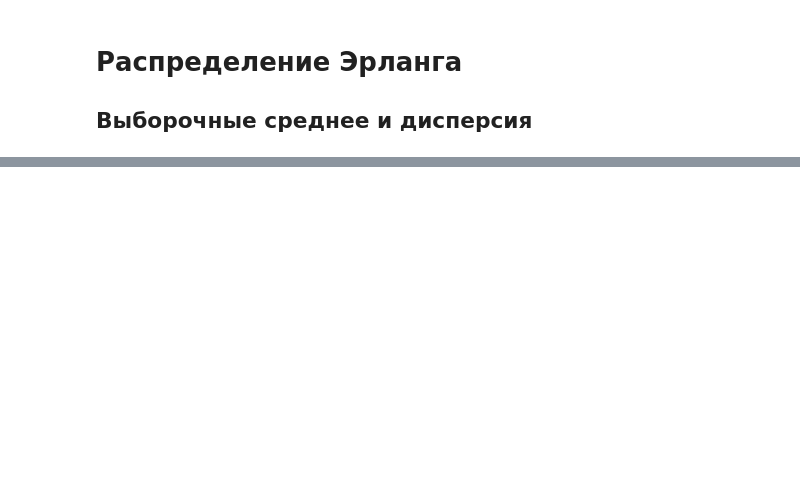
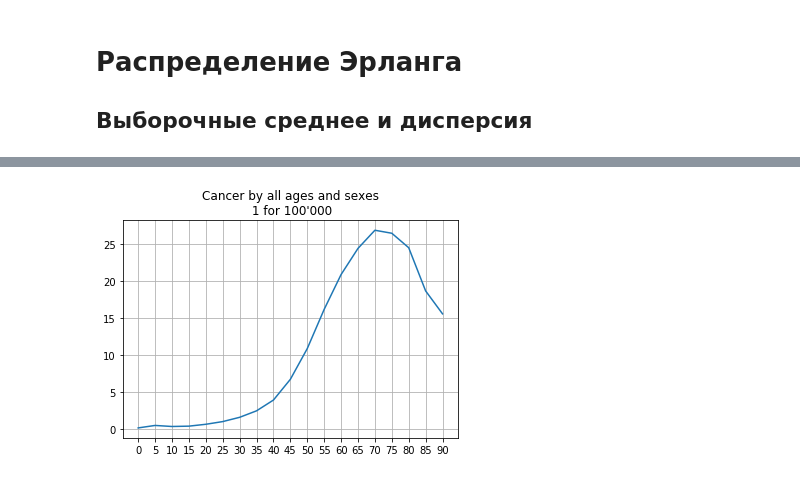
Before and after one commit to NikitaYurasov/Mathematical-statistics, a Jupyter notebook: ДЗ3.ipynb, the cells around one changed output, grey strips where cells are left out. Saved outputs shown, nothing was run; the diff lists cells and outputs as text; code cells hidden in the pictures; blank space fills up the shorter version.

```diff
--- a/ДЗ3.ipynb
+++ b/ДЗ3.ipynb
@@ -149,0 +457,5 @@ print('Выборочная дисперсия для выборки {} = {}'.fo
+# %%
+life_years = np.linspace(0,90, 19)
+# %%
+t_c_m = c_b_s[1596:1615]
+total_cancer_male = pd.DataFrame(t_c_m, columns=heads2)
@@ -149,0 +491,9 @@ print('Выборочная дисперсия для выборки {} = {}'.fo
+# %%
+years = total_cancer_female['Age Group']
+t_c = np.zeros((19, 3), dtype=object)
+for i in range(19):
+    t_c[i][0] = 'Both Sexes'
+    t_c[i][1] = years[i]
+    t_c[i][2] = total_cancer_female.iloc[i]['Count'] + total_cancer_male.iloc[i]['Count']
+total_cancer = pd.DataFrame(t_c, columns=['Sex', 'Age Group', 'Count'])
+total_cancer
@@ -149,0 +518,7 @@ print('Выборочная дисперсия для выборки {} = {}'.fo
+# %%
+people = 0
+for i in range(19):
+    people += t_c[i][2]
+cancer_count = np.zeros(19)
+for i in range(19):
+    cancer_count[i] = t_c[i][2]/100000
@@ -149,0 +527,8 @@ print('Выборочная дисперсия для выборки {} = {}'.fo
+# %%
+plt.plot(life_years, cancer_count);
+
+plt.xticks(life_years);
+plt.grid();
+plt.title("Cancer by all ages and sexes\n 1 for 100'000");
+# %% [output]
+[figure, added]
```
Also changed, not shown: parts of 40 cells of this notebook.
